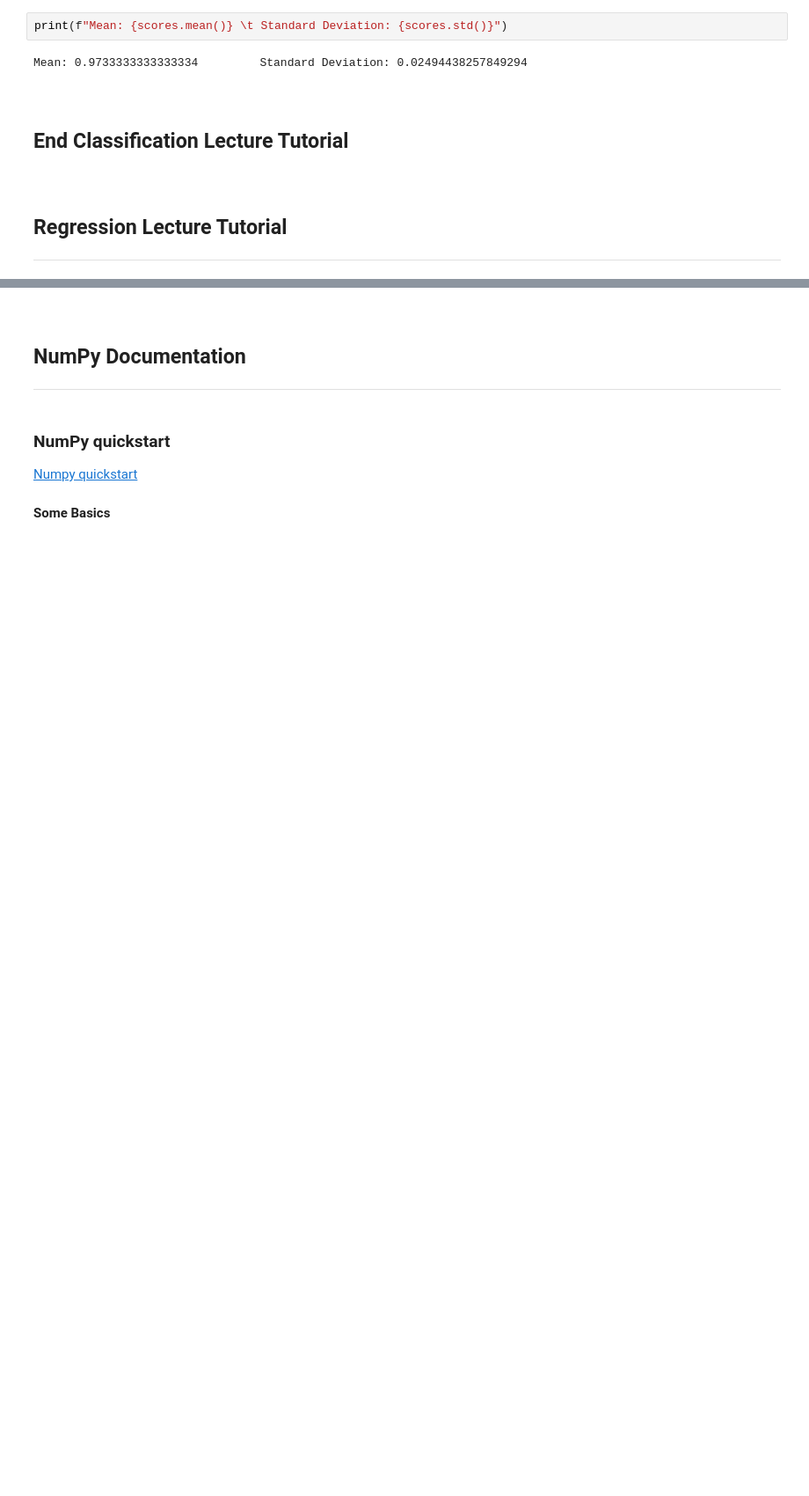
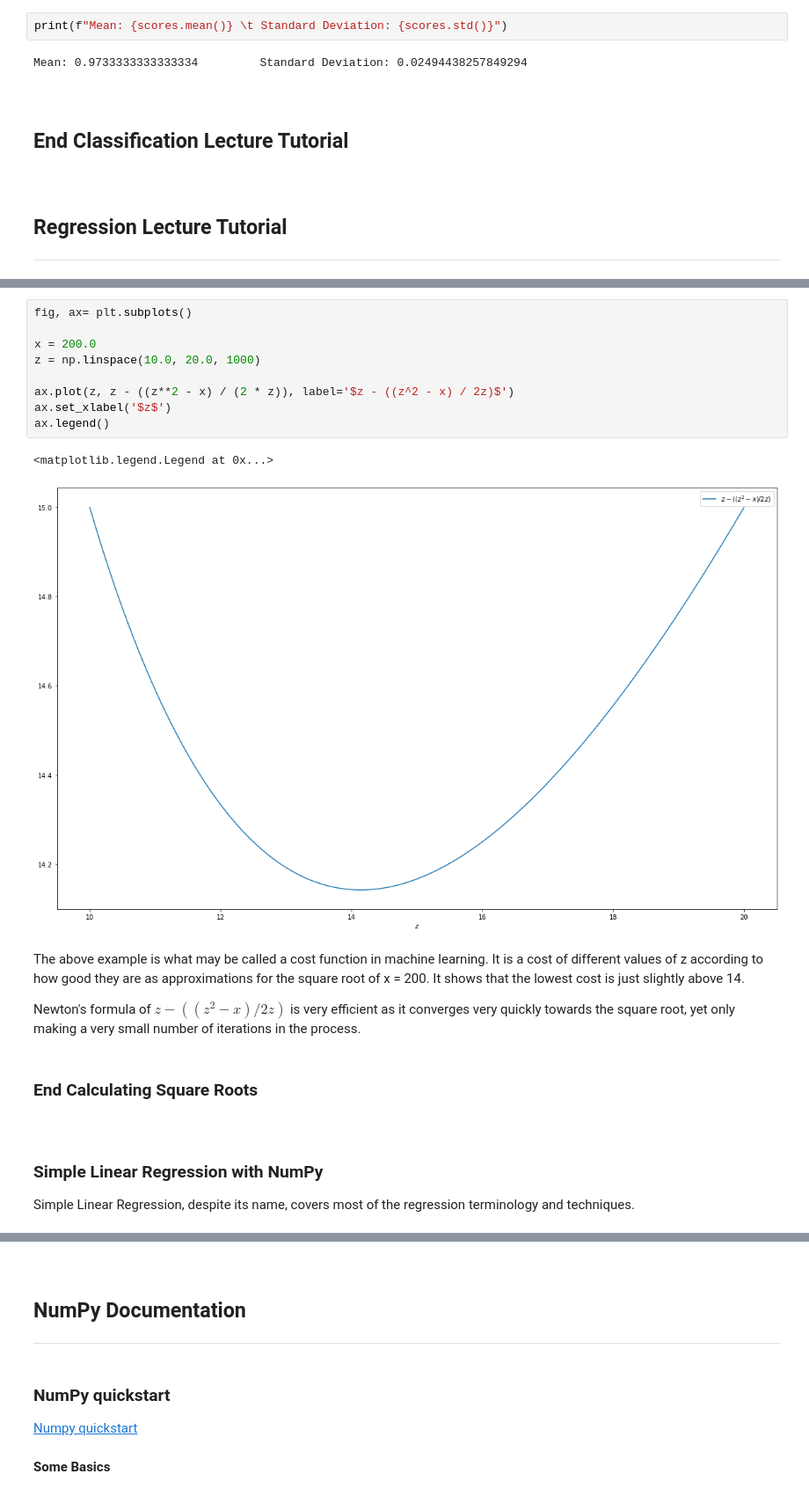
Before and after one commit to Walter64/EmergingTechnologies, a Jupyter notebook: scikit-learn.ipynb, the cells around one changed output, grey strips where cells are left out. Shown at 88% size. Cells and saved outputs as stored; diff of their text form; blank space fills up the shorter version.

Commit message:
Commiting content of lectures Calculating Square Roots and Simple Linear Regression

```diff
--- a/scikit-learn.ipynb
+++ b/scikit-learn.ipynb
@@ -1095,0 +1270,24 @@ Mean: 0.9733333333333334         Standard Deviation: 0.02494438257849294
+# %%
+fig, ax= plt.subplots()
+
+x = 200.0
+z = np.linspace(10.0, 20.0, 1000)
+
+ax.plot(z, z - ((z**2 - x) / (2 * z)), label='$z - ((z^2 - x) / 2z)$')
+ax.set_xlabel('$z$')
+ax.legend()
+# %% [output]
+<matplotlib.legend.Legend at 0x...>
+[figure, added]
+# %% [markdown]
+The above example is what may be called a cost function in machine learning. It is a cost of different values of z according to how good they are as approximations for the square root of x = 200. It shows that the lowest cost is just slightly above 14.
+
+Newton's formula of $z - ((z^2 - x) / 2z)$ is very efficient as it converges very quickly towards the square root, yet only making a very small number of iterations in the process.
+# %% [markdown]
+### End Calculating Square Roots
+# %% [markdown]
+<br>
+
+### Simple Linear Regression with NumPy
+
+Simple Linear Regression, despite its name, covers most of the regression terminology and techniques.
```
Also changed, not shown: parts of 53 cells of this notebook.
